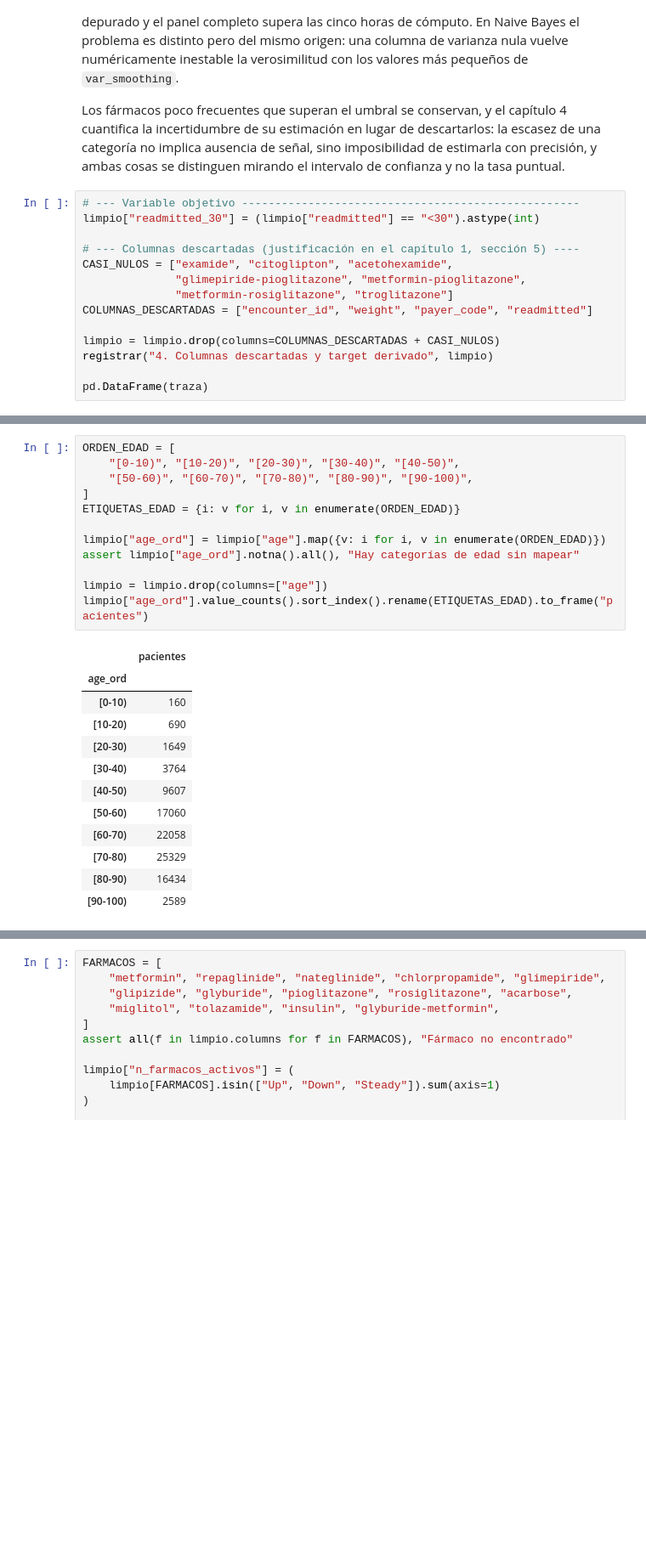
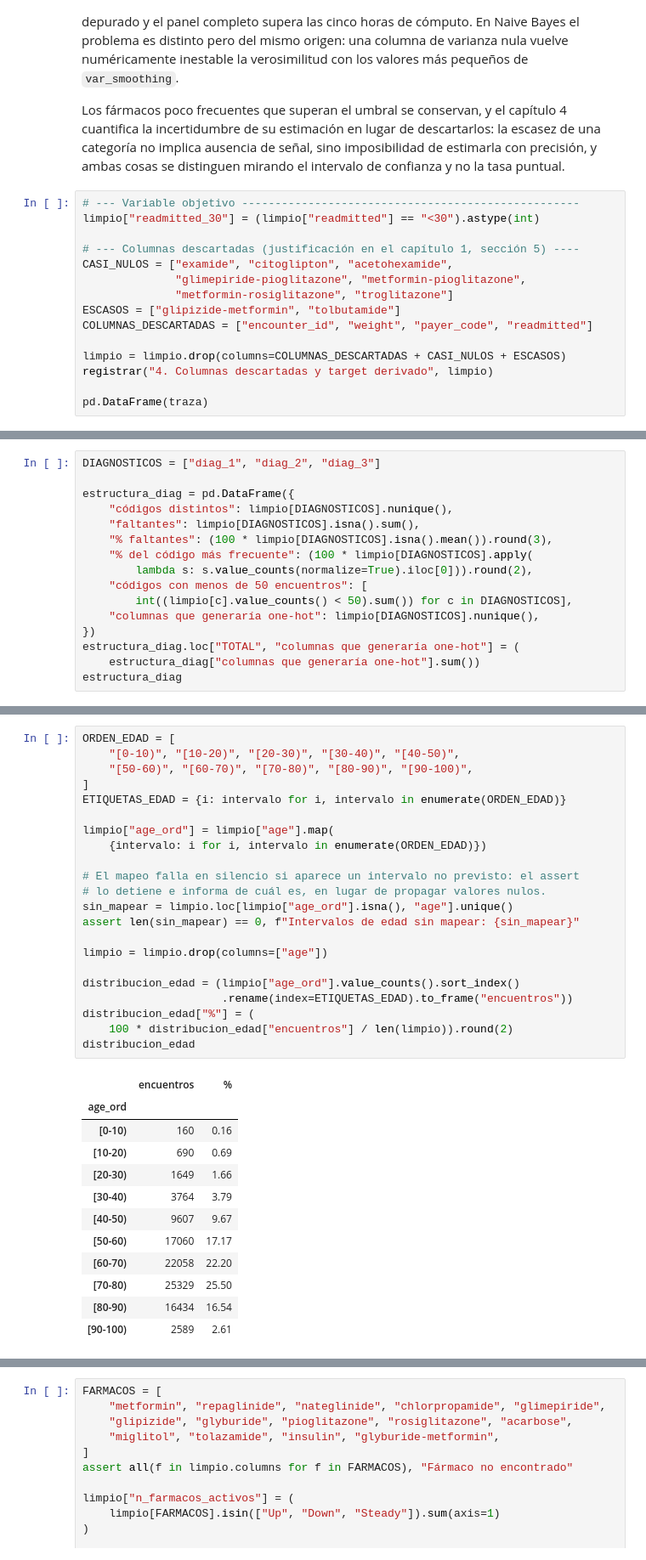
Before and after one commit to joshua2412-a/Diabetes_ProyectoML_202630, a Jupyter notebook: docs/02_ETL.ipynb, the cells around one changed output, grey strips where cells are left out. Shown at 85% size. Saved outputs shown, nothing was run; the diff lists cells and outputs as text; blank space fills up the shorter version.

```diff
--- a/docs/02_ETL.ipynb
+++ b/docs/02_ETL.ipynb
@@ -359,9 +359,10 @@ limpio["readmitted_30"] = (limpio["readmitted"] == "<30").astype(int)
 CASI_NULOS = ["examide", "citoglipton", "acetohexamide",
               "glimepiride-pioglitazone", "metformin-pioglitazone",
               "metformin-rosiglitazone", "troglitazone"]
+ESCASOS = ["glipizide-metformin", "tolbutamide"]
 COLUMNAS_DESCARTADAS = ["encounter_id", "weight", "payer_code", "readmitted"]
 
-limpio = limpio.drop(columns=COLUMNAS_DESCARTADAS + CASI_NULOS)
+limpio = limpio.drop(columns=COLUMNAS_DESCARTADAS + CASI_NULOS + ESCASOS)
 registrar("4. Columnas descartadas y target derivado", limpio)
 
 pd.DataFrame(traza)
@@ -462,0 +385,16 @@ La edad viene agrupada en diez intervalos de amplitud constante. Al tener orden
+# %%
+DIAGNOSTICOS = ["diag_1", "diag_2", "diag_3"]
+
+estructura_diag = pd.DataFrame({
+    "códigos distintos": limpio[DIAGNOSTICOS].nunique(),
+    "faltantes": limpio[DIAGNOSTICOS].isna().sum(),
+    "% faltantes": (100 * limpio[DIAGNOSTICOS].isna().mean()).round(3),
+    "% del código más frecuente": (100 * limpio[DIAGNOSTICOS].apply(
+        lambda s: s.value_counts(normalize=True).iloc[0])).round(2),
+    "códigos con menos de 50 encuentros": [
+        int((limpio[c].value_counts() < 50).sum()) for c in DIAGNOSTICOS],
+    "columnas que generaría one-hot": limpio[DIAGNOSTICOS].nunique(),
+})
+estructura_diag.loc["TOTAL", "columnas que generaría one-hot"] = (
+    estructura_diag["columnas que generaría one-hot"].sum())
+estructura_diag
@@ -463,25 +635,35 @@ La edad viene agrupada en diez intervalos de amplitud constante. Al tener orden
 # %%
 ORDEN_EDAD = [
     "[0-10)", "[10-20)", "[20-30)", "[30-40)", "[40-50)",
     "[50-60)", "[60-70)", "[70-80)", "[80-90)", "[90-100)",
 ]
-ETIQUETAS_EDAD = {i: v for i, v in enumerate(ORDEN_EDAD)}
+ETIQUETAS_EDAD = {i: intervalo for i, intervalo in enumerate(ORDEN_EDAD)}
 
-limpio["age_ord"] = limpio["age"].map({v: i for i, v in enumerate(ORDEN_EDAD)})
-assert limpio["age_ord"].notna().all(), "Hay categorías de edad sin mapear"
+limpio["age_ord"] = limpio["age"].map(
+    {intervalo: i for i, intervalo in enumerate(ORDEN_EDAD)})
+
+# El mapeo falla en silencio si aparece un intervalo no previsto: el assert
+# lo detiene e informa de cuál es, en lugar de propagar valores nulos.
+sin_mapear = limpio.loc[limpio["age_ord"].isna(), "age"].unique()
+assert len(sin_mapear) == 0, f"Intervalos de edad sin mapear: {sin_mapear}"
 
 limpio = limpio.drop(columns=["age"])
-limpio["age_ord"].value_counts().sort_index().rename(ETIQUETAS_EDAD).to_frame("pacientes")
+
+distribucion_edad = (limpio["age_ord"].value_counts().sort_index()
+                     .rename(index=ETIQUETAS_EDAD).to_frame("encuentros"))
+distribucion_edad["%"] = (
+    100 * distribucion_edad["encuentros"] / len(limpio)).round(2)
+distribucion_edad
 # %% [output]
-|  | pacientes |
-| age_ord |  |
-| [0-10) | 160 |
-| [10-20) | 690 |
-| [20-30) | 1649 |
-| [30-40) | 3764 |
-| [40-50) | 9607 |
-| [50-60) | 17060 |
-| [60-70) | 22058 |
-| [70-80) | 25329 |
-| [80-90) | 16434 |
-| [90-100) | 2589 |
+|  | encuentros | % |
+| age_ord |  |  |
+| [0-10) | 160 | 0.16 |
+| [10-20) | 690 | 0.69 |
+| [20-30) | 1649 | 1.66 |
+| [30-40) | 3764 | 3.79 |
+| [40-50) | 9607 | 9.67 |
+| [50-60) | 17060 | 17.17 |
+| [60-70) | 22058 | 22.20 |
+| [70-80) | 25329 | 25.50 |
+| [80-90) | 16434 | 16.54 |
+| [90-100) | 2589 | 2.61 |
```
Also changed, not shown: parts of 19 cells of this notebook, 4 other files.
